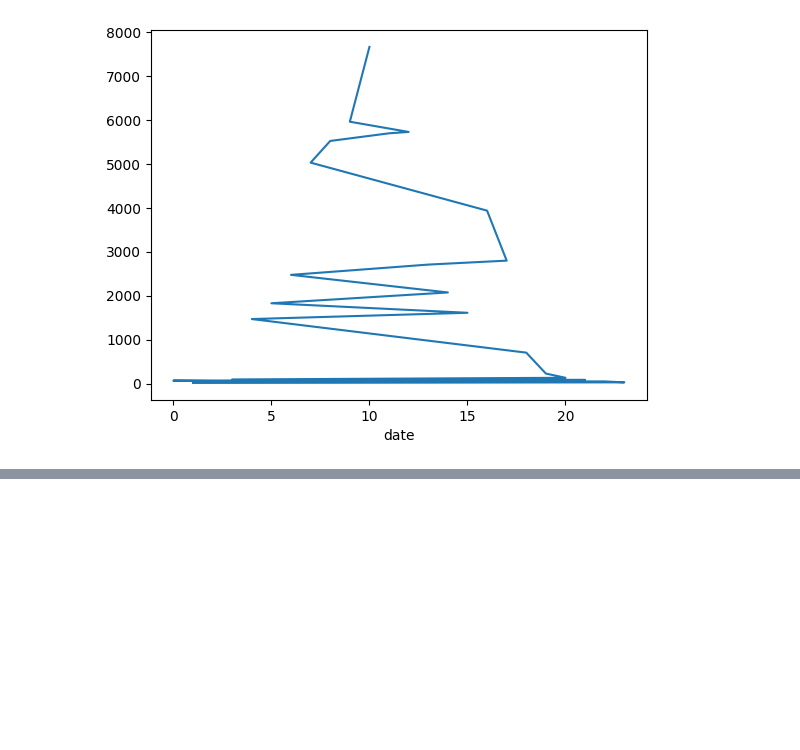
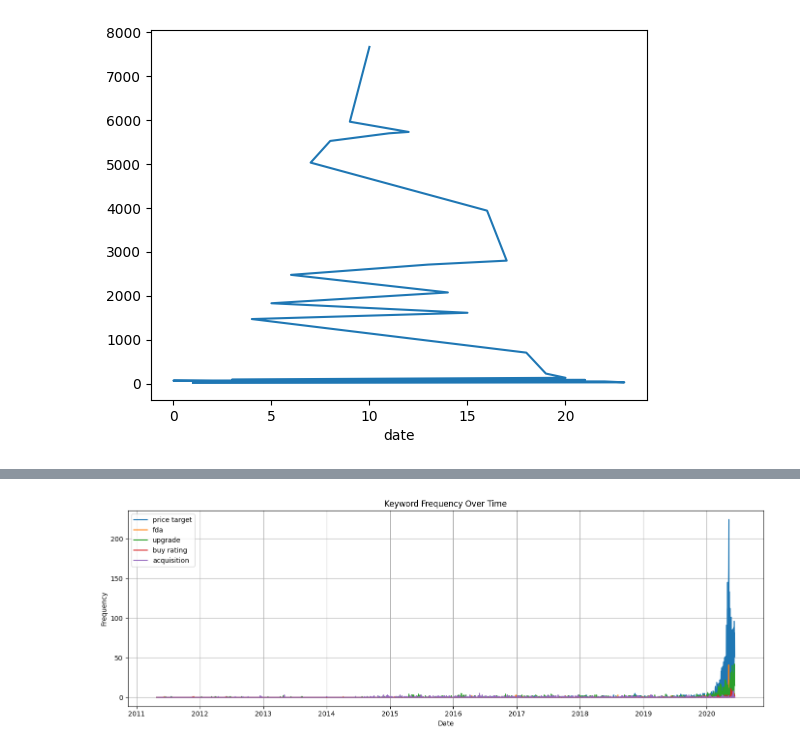
Before and after one commit to anteneh24/nova-financial-analysis, a Jupyter notebook: notebooks/first.ipynb, the cells around one changed output, grey strips where cells are left out. Cells and saved outputs as stored; diff of their text form; code cells hidden in the pictures; blank space fills up the shorter version.

```diff
--- a/notebooks/first.ipynb
+++ b/notebooks/first.ipynb
@@ -102,0 +153,20 @@ df['date'].dt.hour.value_counts().plot()
+# %%
+df['date'] = pd.to_datetime(df['date'], errors='coerce')  # invalid dates become NaT
+df = df.dropna(subset=['date'])  # drop rows where date is NaT
+df['date_only'] = df['date'].dt.date
+# %%
+keywords = ['price target', 'fda', 'upgrade', 'buy rating', 'acquisition']
+for keyword in keywords:
+    df[keyword] = df['headline'].str.lower().str.contains(keyword)
+
+keyword_trend = df.groupby('date_only')[keywords].sum()
+
+# Plot keyword trend
+keyword_trend.plot(figsize=(14, 5), title="Keyword Frequency Over Time")
+plt.xlabel("Date")
+plt.ylabel("Frequency")
+plt.grid(True)
+plt.tight_layout()
+plt.show()
+# %% [output]
+[figure, added]
```
Also changed, not shown: parts of 3 cells of this notebook.
